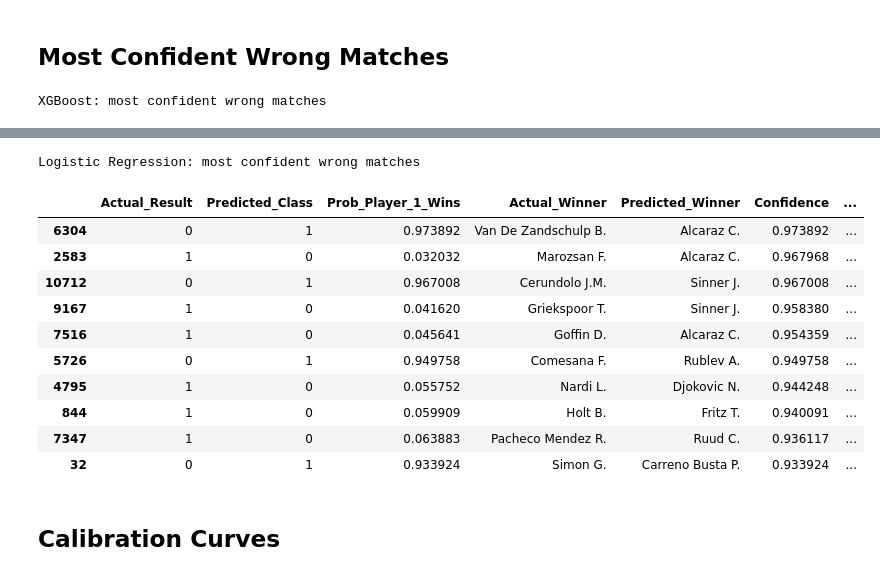
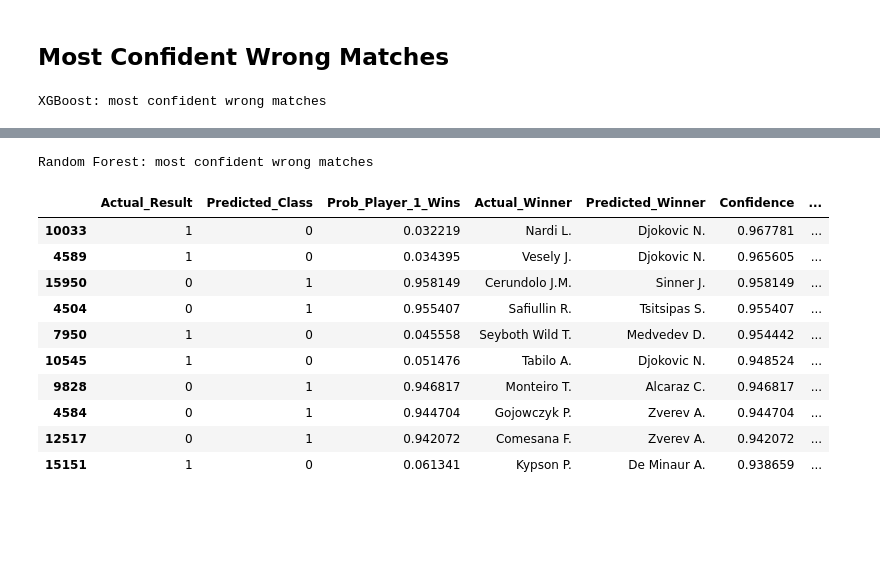
Before and after one commit to giovanni-quacchia/Tennis-prediction-project, a Jupyter notebook: notebooks/04_Analysis.ipynb, the cells around one changed output, grey strips where cells are left out. Cells and saved outputs as stored; diff of their text form; code cells hidden in the pictures; blank space fills up the shorter version.

```diff
--- a/notebooks/04_Analysis.ipynb
+++ b/notebooks/04_Analysis.ipynb
@@ -6,12 +6,12 @@ import pickle
 from pathlib import Path
 
 xgboost_model_path = Path("../models/xgboost_model.pkl")
-logistic_regression_model_path = Path("../models/logistic_regression_model.pkl")
+random_forest_model_path = Path("../models/random_forest_model.pkl")
 
 xgb_model = pickle.loads(xgboost_model_path.read_bytes())
-logistic_regression_model = pickle.loads(logistic_regression_model_path.read_bytes())
+rf_model = pickle.loads(random_forest_model_path.read_bytes())
 
 print(f"Loaded XGBoost model from {xgboost_model_path}")
-print(f"Loaded Logistic Regression model from {logistic_regression_model_path}")
+print(f"Loaded Random Forest model from {random_forest_model_path}")
 # %% [output]
 Loaded XGBoost model from ../models/xgboost_model.pkl
@@ -60,19 +67,13 @@ Valid odds: 99.62%
 # %%
 from sklearn.metrics import (
     accuracy_score,
-    balanced_accuracy_score,
-    brier_score_loss,
     confusion_matrix,
-    f1_score,
     log_loss,
-    precision_score,
-    recall_score,
     roc_auc_score,
 )
 
 
 def get_model_data(model, test_set):
-    # Use exactly the columns seen by the model during training.
     model_features = list(model.feature_names_in_)
     X = test_set[model_features]
     y = test_set["y"]
@@ -81,19 +82,20 @@ def get_model_data(model, test_set):
     return model_features, X, y, proba, pred
 
 
-def evaluate_model(name, model, test_set):
+def evaluate_model(name, model, test_set, valid_odds):
     model_features, X, y, proba, pred = get_model_data(model, test_set)
 
+    # valid_odds è una Series booleana allineata per indice a test_set/y -> serve come array posizionale
+    odds_mask = valid_odds.loc[test_set.index].to_numpy()
+
     print(f"{name}")
-    print("Accuracy:", f"{accuracy_score(y, pred):.2%}")
-    print("Balanced accuracy:", f"{balanced_accuracy_score(y, pred):.2%}")
-    print("Precision:", f"{precision_score(y, pred):.2%}")
-    print("Recall:", f"{recall_score(y, pred):.2%}")
-    print("F1:", f"{f1_score(y, pred):.2%}")
+    print("Accuracy (tutti i match):", f"{accuracy_score(y, pred):.2%}")
+    print(
+        "Accuracy (solo match con odds valide, confronto equo col mercato):",
+        f"{accuracy_score(y[odds_mask], pred[odds_mask]):.2%}",
+    )
     print("ROC AUC:", f"{roc_auc_score(y, proba):.4f}")
     print("Log loss:", f"{log_loss(y, proba):.4f}")
-    print("Brier score:", f"{brier_score_loss(y, proba):.4f}")
-    print("Features:", len(model_features))
     print("Confusion matrix:")
     print(confusion_matrix(y, pred))
 
@@ -107,11 +109,11 @@ def evaluate_model(name, model, test_set):
     }
 
 
-xgb_results = evaluate_model("XGBoost", xgb_model, test_set)
-logreg_results = evaluate_model("Logistic Regression", logistic_regression_model, test_set)
+xgb_results = evaluate_model("XGBoost", xgb_model, test_set, valid_odds)
+rf_results = evaluate_model("Random Forest", rf_model, test_set, valid_odds)
 
-agreement = (xgb_results["pred"] == logreg_results["pred"]).mean()
-prob_corr = pd.Series(xgb_results["proba"]).corr(pd.Series(logreg_results["proba"]))
+agreement = (xgb_results["pred"] == rf_results["pred"]).mean()
+prob_corr = pd.Series(xgb_results["proba"]).corr(pd.Series(rf_results["proba"]))
 
 print(f"Model agreement: {agreement:.2%}")
 print(f"Probability correlation: {prob_corr:.4f}")
@@ -260,7 +263,7 @@ def show_most_wrong(name, results, test_set, top_n=10):
 
 
 show_most_wrong("XGBoost", xgb_results, test_set)
-show_most_wrong("Logistic Regression", logreg_results, test_set)
+show_most_wrong("Random Forest", rf_results, test_set)
 # %% [output]
 XGBoost: most confident wrong matches
 |  | Actual_Result | Predicted_Class | Prob_Player_1_Wins | Actual_Winner | Predicted_Winner | Confidence | ... |
@@ -277,14 +280,12 @@ XGBoost: most confident wrong matches
-Logistic Regression: most confident wrong matches
+Random Forest: most confident wrong matches
 |  | Actual_Result | Predicted_Class | Prob_Player_1_Wins | Actual_Winner | Predicted_Winner | Confidence | ... |
-| 6304 | 0 | 1 | 0.973892 | Van De Zandschulp B. | Alcaraz C. | 0.973892 | ... |
-| 2583 | 1 | 0 | 0.032032 | Marozsan F. | Alcaraz C. | 0.967968 | ... |
-| 10712 | 0 | 1 | 0.967008 | Cerundolo J.M. | Sinner J. | 0.967008 | ... |
-| 9167 | 1 | 0 | 0.041620 | Griekspoor T. | Sinner J. | 0.958380 | ... |
-| 7516 | 1 | 0 | 0.045641 | Goffin D. | Alcaraz C. | 0.954359 | ... |
-| 5726 | 0 | 1 | 0.949758 | Comesana F. | Rublev A. | 0.949758 | ... |
-| 4795 | 1 | 0 | 0.055752 | Nardi L. | Djokovic N. | 0.944248 | ... |
-| 844 | 1 | 0 | 0.059909 | Holt B. | Fritz T. | 0.940091 | ... |
-| 7347 | 1 | 0 | 0.063883 | Pacheco Mendez R. | Ruud C. | 0.936117 | ... |
-| 32 | 0 | 1 | 0.933924 | Simon G. | Carreno Busta P. | 0.933924 | ... |
+| 10033 | 1 | 0 | 0.032219 | Nardi L. | Djokovic N. | 0.967781 | ... |
+| 4589 | 1 | 0 | 0.034395 | Vesely J. | Djokovic N. | 0.965605 | ... |
+| 15950 | 0 | 1 | 0.958149 | Cerundolo J.M. | Sinner J. | 0.958149 | ... |
+| 4504 | 0 | 1 | 0.955407 | Safiullin R. | Tsitsipas S. | 0.955407 | ... |
+| 7950 | 1 | 0 | 0.045558 | Seyboth Wild T. | Medvedev D. | 0.954442 | ... |
+| 10545 | 1 | 0 | 0.051476 | Tabilo A. | Djokovic N. | 0.948524 | ... |
+| 9828 | 0 | 1 | 0.946817 | Monteiro T. | Alcaraz C. | 0.946817 | ... |
+| 4584 | 0 | 1 | 0.944704 | Gojowczyk P. | Zverev A. | 0.944704 | ... |
+| 12517 | 0 | 1 | 0.942072 | Comesana F. | Zverev A. | 0.942072 | ... |
+| 15151 | 1 | 0 | 0.061341 | Kypson P. | De Minaur A. | 0.938659 | ... |
-# %% [markdown]
-## Calibration Curves
```
Also changed, not shown: parts of 12 cells of this notebook, 17 other files.
